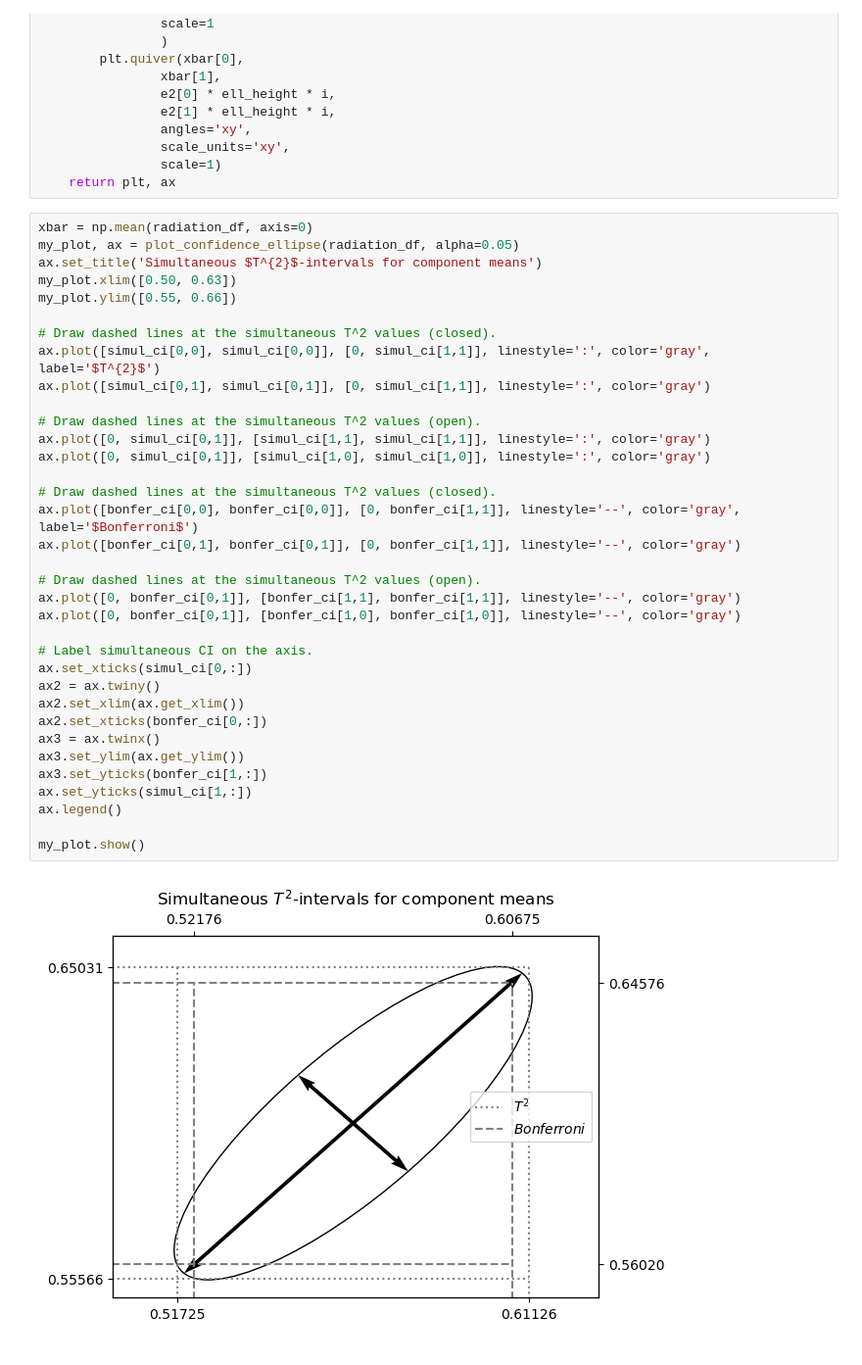
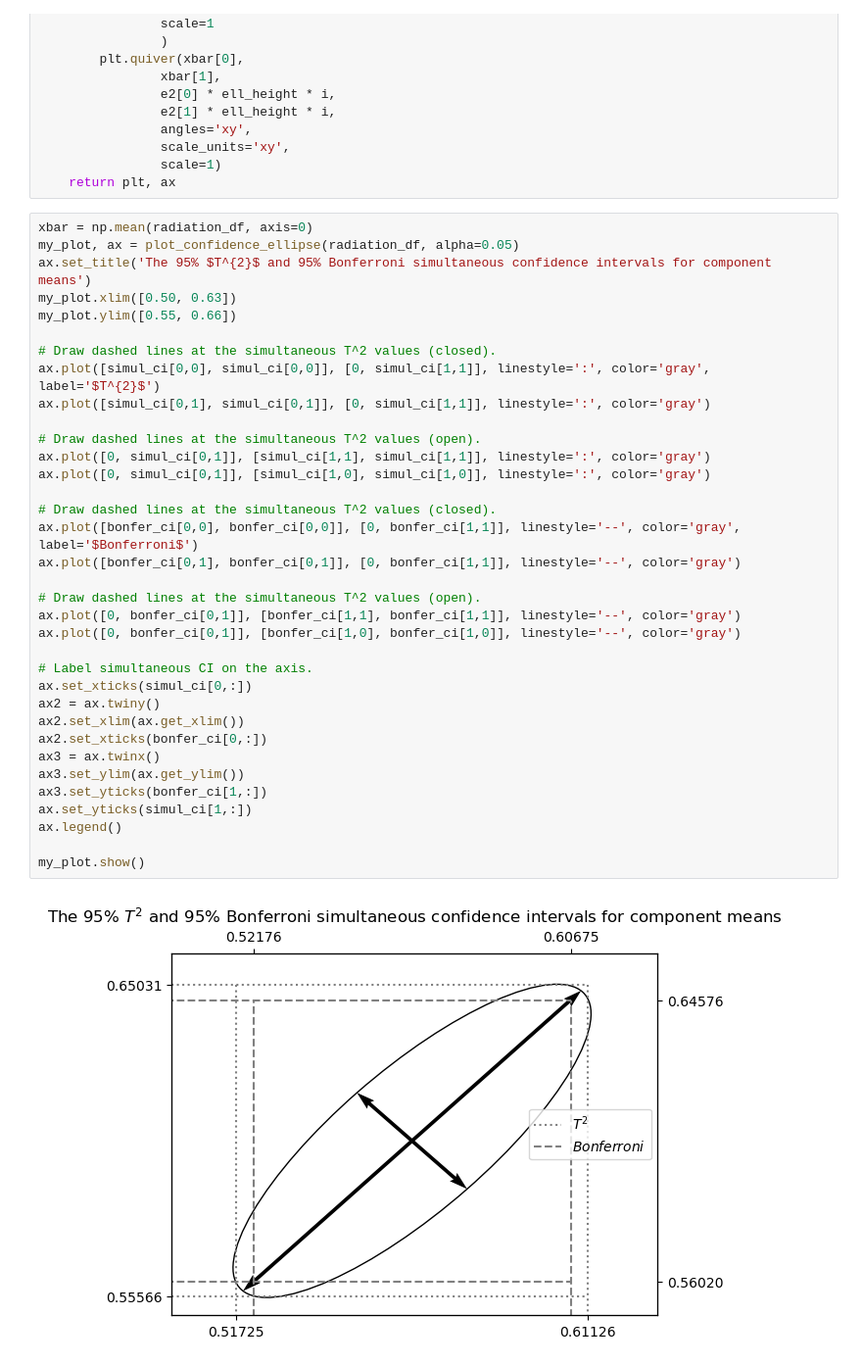
Before and after one commit to nbclsc/Applied-Multivariate-Statistical-Analysis-Solutions, a Jupyter notebook: python/chapter-5/Example5-6.ipynb, the cells around one changed output. Shown at 98% size. Drawn from its saved outputs; the diff is of its cells as text.

```diff
--- a/python/chapter-5/Example5-6.ipynb
+++ b/python/chapter-5/Example5-6.ipynb
@@ -109,37 +109,37 @@ def plot_confidence_ellipse(df: pd.DataFrame, alpha: float):
 # %%
 xbar = np.mean(radiation_df, axis=0)
 my_plot, ax = plot_confidence_ellipse(radiation_df, alpha=0.05)
-ax.set_title('Simultaneous $T^{2}$-intervals for component means')
+ax.set_title('The 95% $T^{2}$ and 95% Bonferroni simultaneous confidence intervals for component means')
 my_plot.xlim([0.50, 0.63])
 my_plot.ylim([0.55, 0.66])
 
 # Draw dashed lines at the simultaneous T^2 values (closed).
 ax.plot([simul_ci[0,0], simul_ci[0,0]], [0, simul_ci[1,1]], linestyle=':', color='gray', label='$T^{2}$')
 ax.plot([simul_ci[0,1], simul_ci[0,1]], [0, simul_ci[1,1]], linestyle=':', color='gray')
 
 # Draw dashed lines at the simultaneous T^2 values (open).
 ax.plot([0, simul_ci[0,1]], [simul_ci[1,1], simul_ci[1,1]], linestyle=':', color='gray')
 ax.plot([0, simul_ci[0,1]], [simul_ci[1,0], simul_ci[1,0]], linestyle=':', color='gray')
 
 # Draw dashed lines at the simultaneous T^2 values (closed).
 ax.plot([bonfer_ci[0,0], bonfer_ci[0,0]], [0, bonfer_ci[1,1]], linestyle='--', color='gray', label='$Bonferroni$')
 ax.plot([bonfer_ci[0,1], bonfer_ci[0,1]], [0, bonfer_ci[1,1]], linestyle='--', color='gray')
 
 # Draw dashed lines at the simultaneous T^2 values (open).
 ax.plot([0, bonfer_ci[0,1]], [bonfer_ci[1,1], bonfer_ci[1,1]], linestyle='--', color='gray')
 ax.plot([0, bonfer_ci[0,1]], [bonfer_ci[1,0], bonfer_ci[1,0]], linestyle='--', color='gray')
 
 # Label simultaneous CI on the axis.
 ax.set_xticks(simul_ci[0,:])
 ax2 = ax.twiny()
 ax2.set_xlim(ax.get_xlim())
 ax2.set_xticks(bonfer_ci[0,:])
 ax3 = ax.twinx()
 ax3.set_ylim(ax.get_ylim())
 ax3.set_yticks(bonfer_ci[1,:])
 ax.set_yticks(simul_ci[1,:])
 ax.legend()
 
 my_plot.show()
 # %% [output]
-[figure, old version]
+[figure, new version]
```
